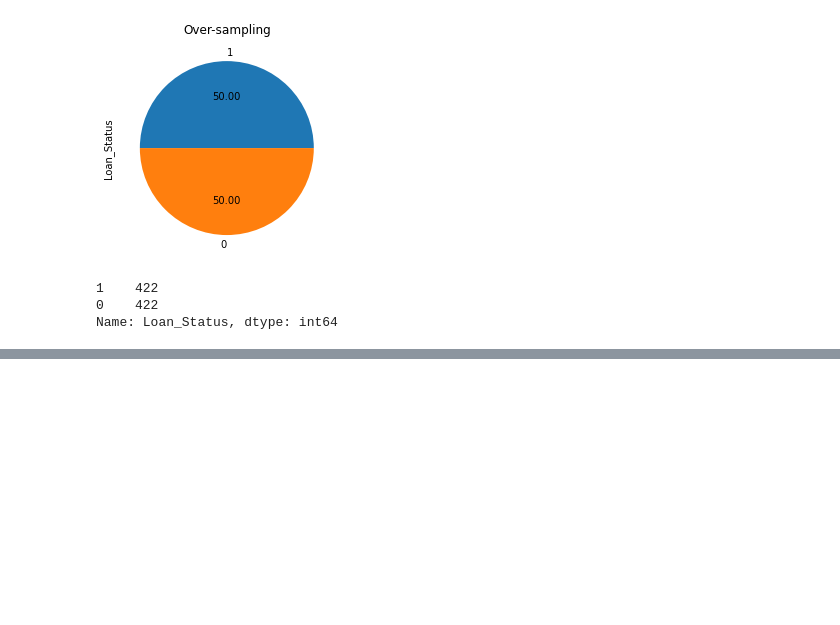
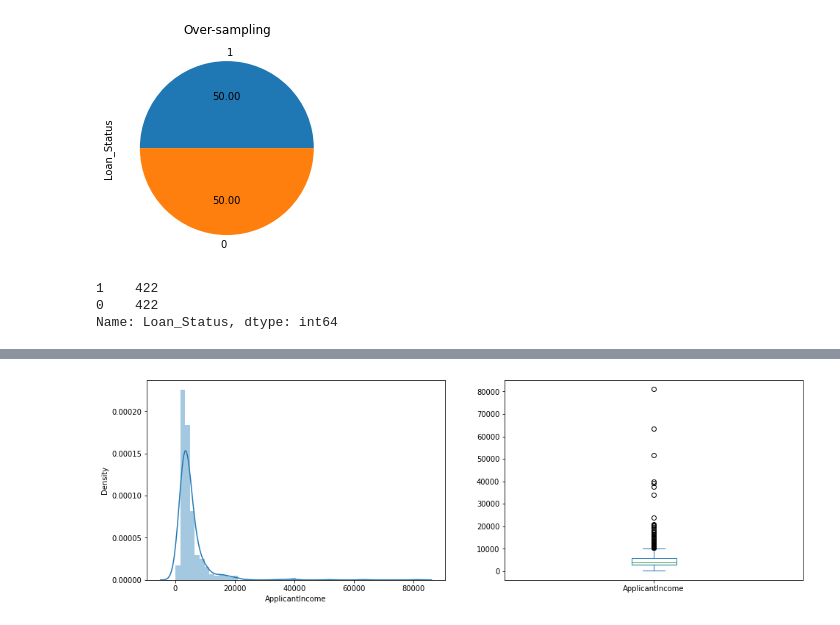
Before and after one commit to Fatizaglami/LoanCreditsData, a Jupyter notebook: DataPreprocessing_LoanCredits.ipynb, the cells around one changed output, grey strips where cells are left out. Drawn from its saved outputs; the diff is of its cells as text; code cells hidden in the pictures; blank space fills up the shorter version.

```diff
--- a/DataPreprocessing_LoanCredits.ipynb
+++ b/DataPreprocessing_LoanCredits.ipynb
@@ -279,0 +278,4 @@ Name: Loan_Status, dtype: int64
+# %%
+#La base de donnees pour l'analyse exploratoire
+df= pd.concat((X,Y) ,axis=1)
+df
@@ -279,0 +296,12 @@ Name: Loan_Status, dtype: int64
+# %%
+#Numerical Variable
+plt.figure(1)
+plt.subplot(121)
+sns.distplot(df['ApplicantIncome']);
+
+plt.subplot(122)
+df['ApplicantIncome'].plot.box(figsize=(16,5))
+
+plt.show();
+# %% [output]
+[figure, added]
```
Also changed, not shown: parts of 55 cells of this notebook.
